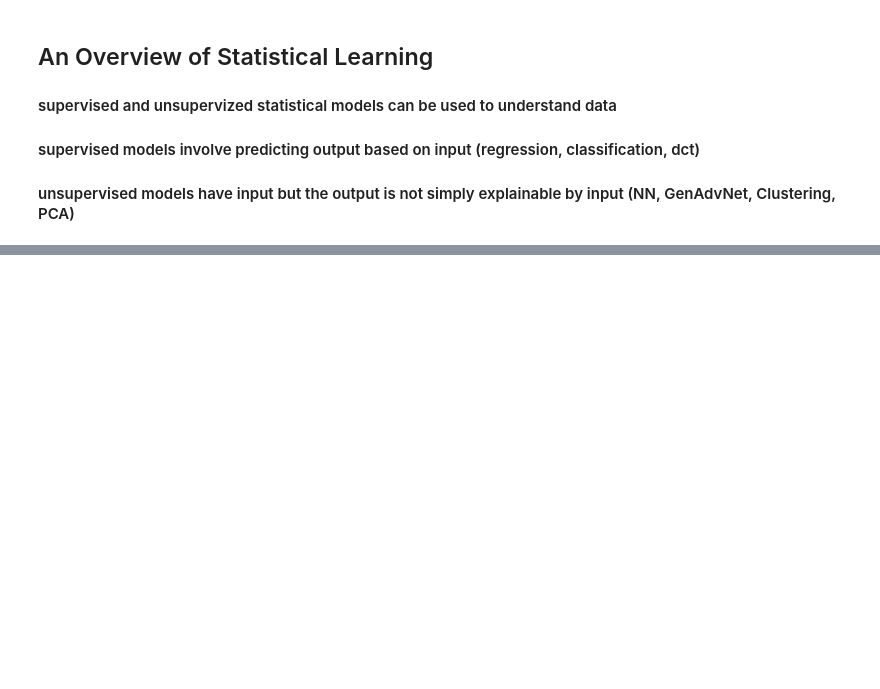
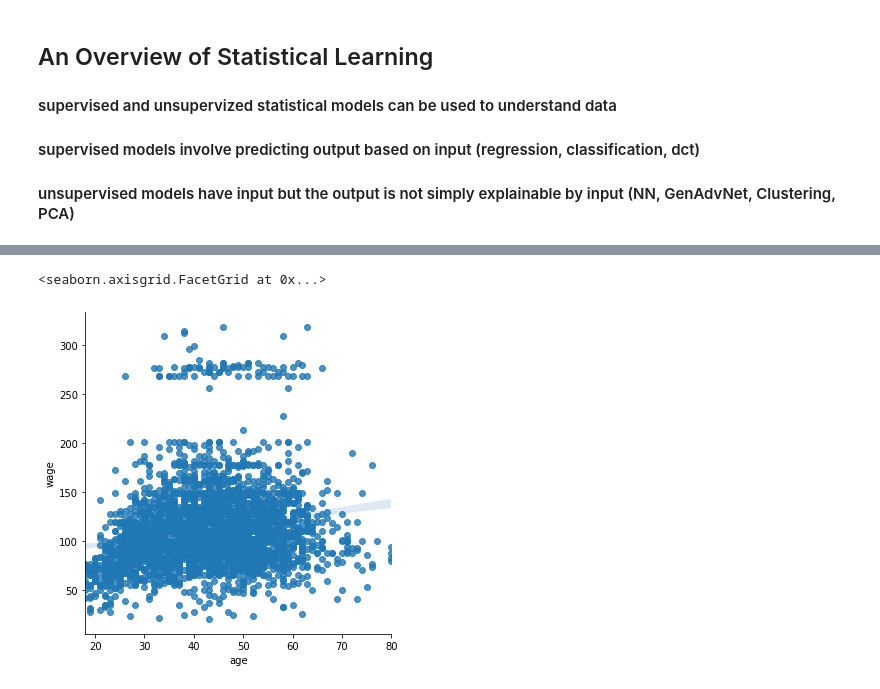
Before and after one commit to qweliant/islr, a Jupyter notebook: Chapter2.ipynb, the cells around one changed output, grey strips where cells are left out. Drawn from its saved outputs; the diff is of its cells as text; code cells hidden in the pictures; blank space fills up the shorter version.

```diff
--- a/Chapter2.ipynb
+++ b/Chapter2.ipynb
@@ -10,4 +10,4 @@ import matplotlib.pyplot as plt
 
 #### unsupervised models have input but the output is not simply explainable by input (NN, GenAdvNet, Clustering, PCA)
 # %%
-wage = pd.read_csv(index_col=False,"data/Wage.csv")
+wage = pd.read_csv("data/Wage.csv")
@@ -22,3 +20,8 @@ wage.head()
 | 161300 | 2003 | 45 | 1. Male | 2. Married | 1. White | 3. Some College | 2. Middle Atlantic | 1. Industrial | 1. <=Good | 1. Yes | ... |
 | 155159 | 2003 | 43 | 1. Male | 2. Married | 3. Asian | 4. College Grad | 2. Middle Atlantic | 2. Information | 2. >=Very Good | 1. Yes | ... |
 | 11443 | 2005 | 50 | 1. Male | 4. Divorced | 1. White | 2. HS Grad | 2. Middle Atlantic | 2. Information | 1. <=Good | 1. Yes | ... |
+# %%
+sns.lmplot(x="age", y="wage", data=wage)
+# %% [output]
+<seaborn.axisgrid.FacetGrid at 0x...>
+[figure, added]
```
Also changed, not shown: parts of 8 cells of this notebook.
